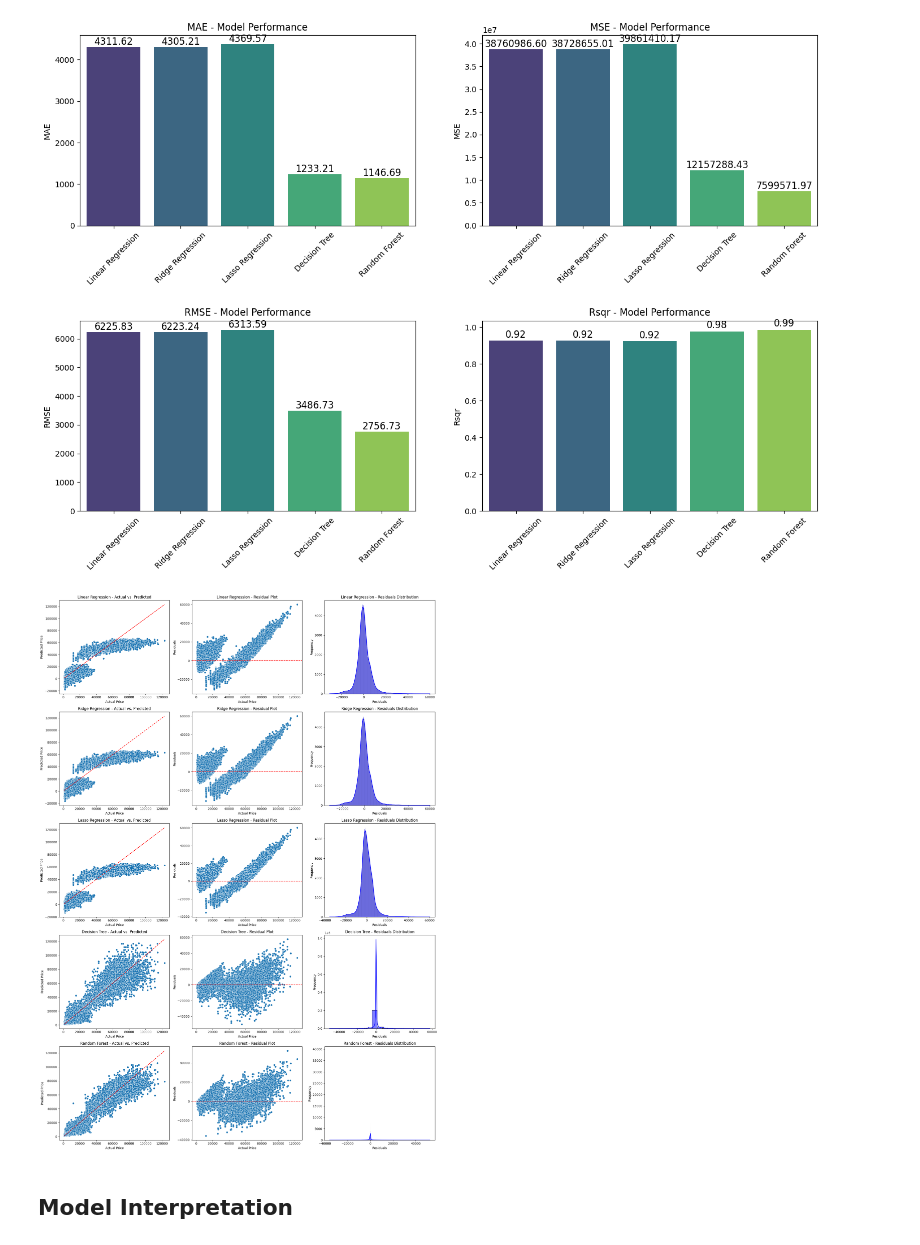
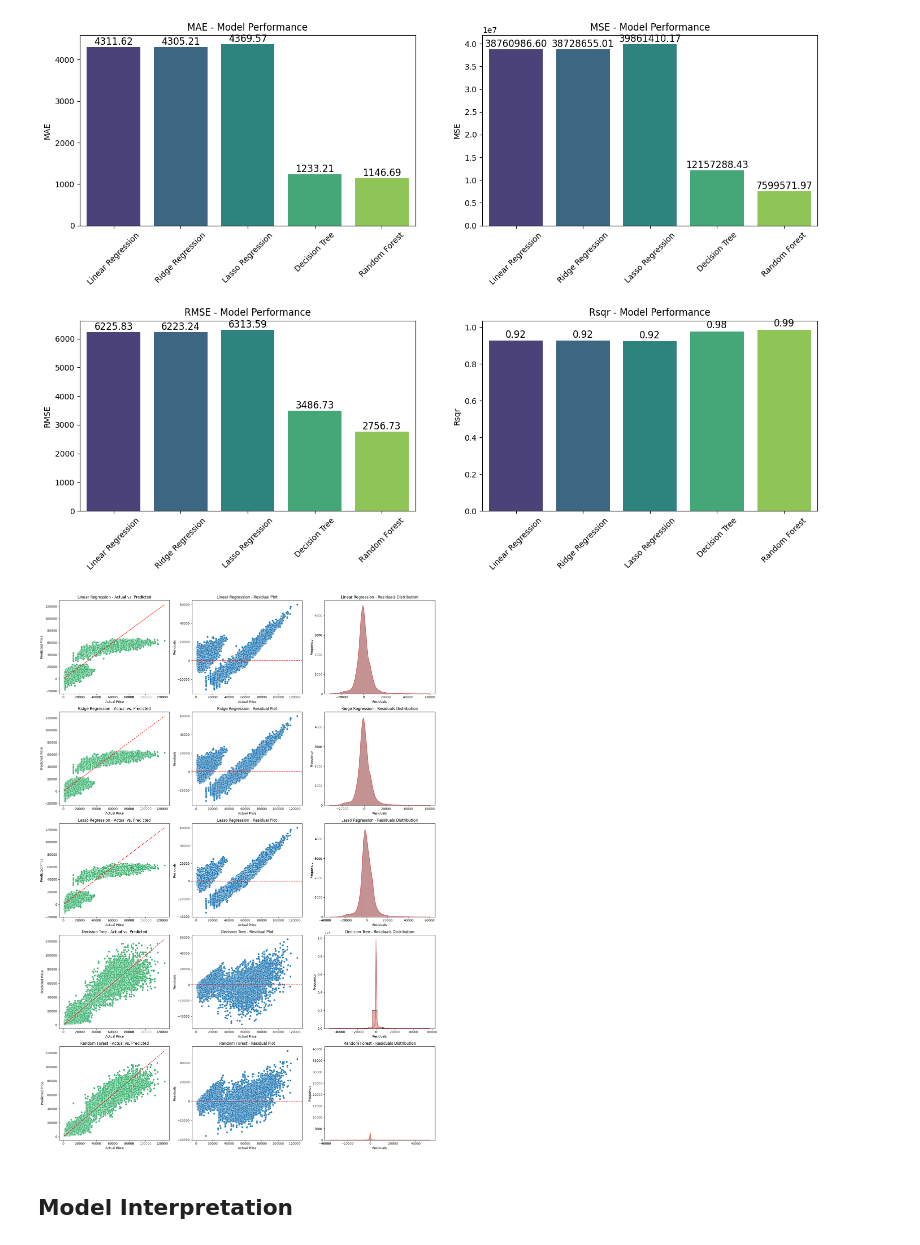
Before and after one commit to jcp-tech/Seneca_Class_Notes, a Jupyter notebook: Semester 1/AIG100 - Machine Learing/Project 2/Project 2 - AIG100 - Jonathan Chacko.ipynb, the cells around one changed output. Cells and saved outputs as stored; diff of their text form; code cells hidden in the pictures.

```diff
--- a/Semester 1/AIG100 - Machine Learing/Project 2/Project 2 - AIG100 - Jonathan Chacko.ipynb
+++ b/Semester 1/AIG100 - Machine Learing/Project 2/Project 2 - AIG100 - Jonathan Chacko.ipynb
@@ -408,40 +410,42 @@ fig, axes = plt.subplots(n_rows, n_cols, figsize=(n_cols * 6, n_rows * 5))
 # Ensure axes is a 2D array even if there's only one row
 if n_rows == 1:
     axes = np.array([axes])
 
 # Loop through the data and plot each graph
 for idx, (name, data) in enumerate(prediction_data_regression.items()):
     actual = data['actual']
     predicted = data['predicted']
     residuals = actual - predicted
 
     # Actual vs. Predicted Plot (Column 1)
-    sns.scatterplot(x=actual, y=predicted, ax=axes[idx, 0])
-    axes[idx, 0].plot([actual.min(), actual.max()],
-                     [actual.min(), actual.max()],
-                     color="red", linestyle="--")
+    sns.scatterplot(x=actual, y=predicted, ax=axes[idx, 0], color="mediumseagreen")
+    axes[idx, 0].plot(
+        [actual.min(), actual.max()],
+        [actual.min(), actual.max()],
+        color="red", linestyle="--"
+    )
     axes[idx, 0].set_title(f"{name} - Actual vs. Predicted")
     axes[idx, 0].set_xlabel("Actual Price")
     axes[idx, 0].set_ylabel("Predicted Price")
 
     # Residual Plot (Column 2)
-    sns.scatterplot(x=actual, y=residuals, ax=axes[idx, 1])
+    sns.scatterplot(x=actual, y=residuals, ax=axes[idx, 1]) # , color="royalblue"
     axes[idx, 1].axhline(0, color="red", linestyle="--")
     axes[idx, 1].set_title(f"{name} - Residual Plot")
     axes[idx, 1].set_xlabel("Actual Price")
     axes[idx, 1].set_ylabel("Residuals")
 
     # Histogram of Residuals (Column 3)
-    sns.histplot(residuals, kde=True, ax=axes[idx, 2], color="blue")
+    sns.histplot(residuals, kde=True, ax=axes[idx, 2], color="indianred")
     axes[idx, 2].set_title(f"{name} - Residuals Distribution")
     axes[idx, 2].set_xlabel("Residuals")
     axes[idx, 2].set_ylabel("Frequency")
 
 # Adjust layout to prevent overlapping
 plt.tight_layout()
 plt.show()
 # %% [output]
-[figure, old version]
+[figure, new version]
 # %% [markdown]
 ## Model Interpretation
 # %% [markdown]
```
Also changed, not shown: parts of 2 cells of this notebook, 2 other files.
